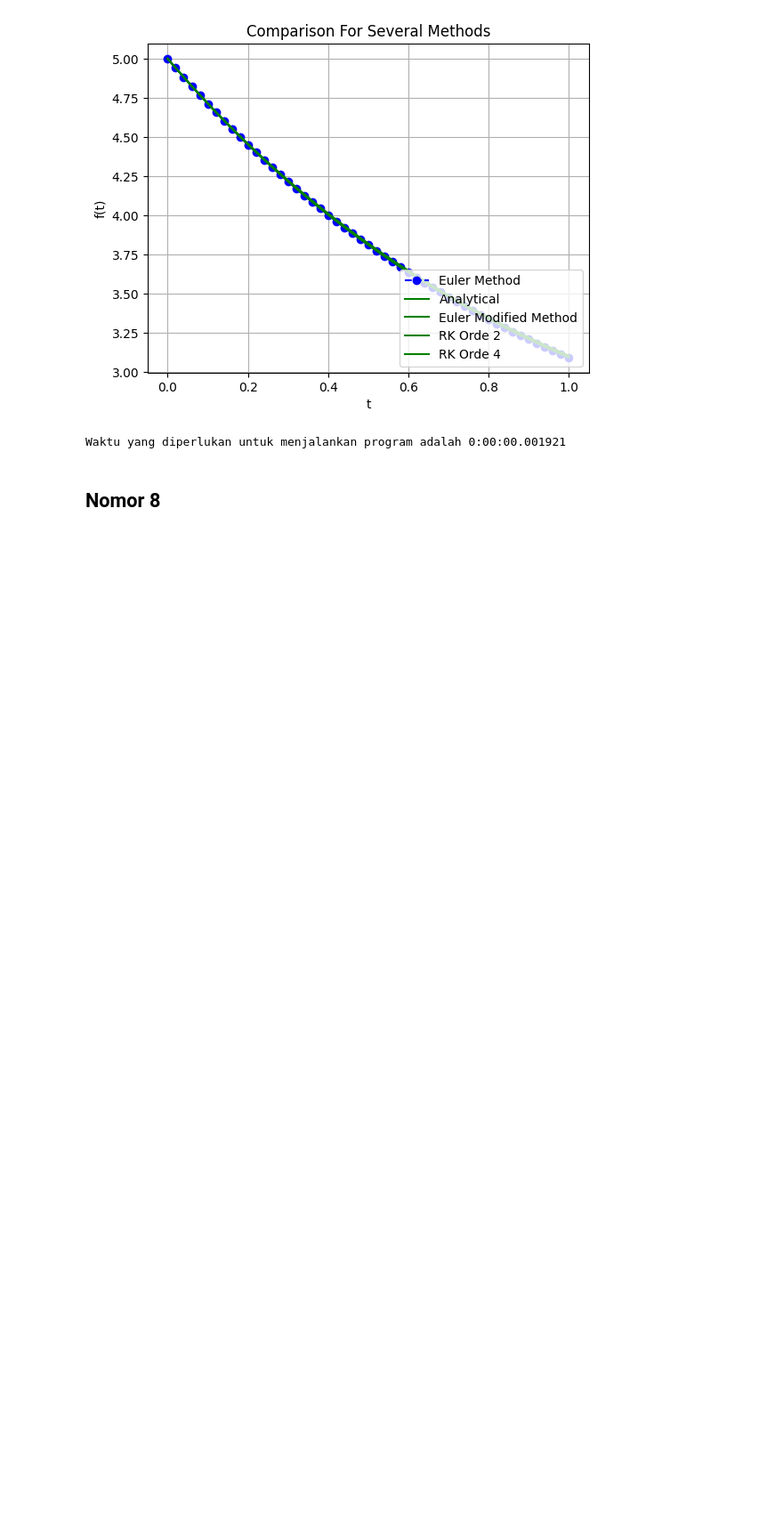
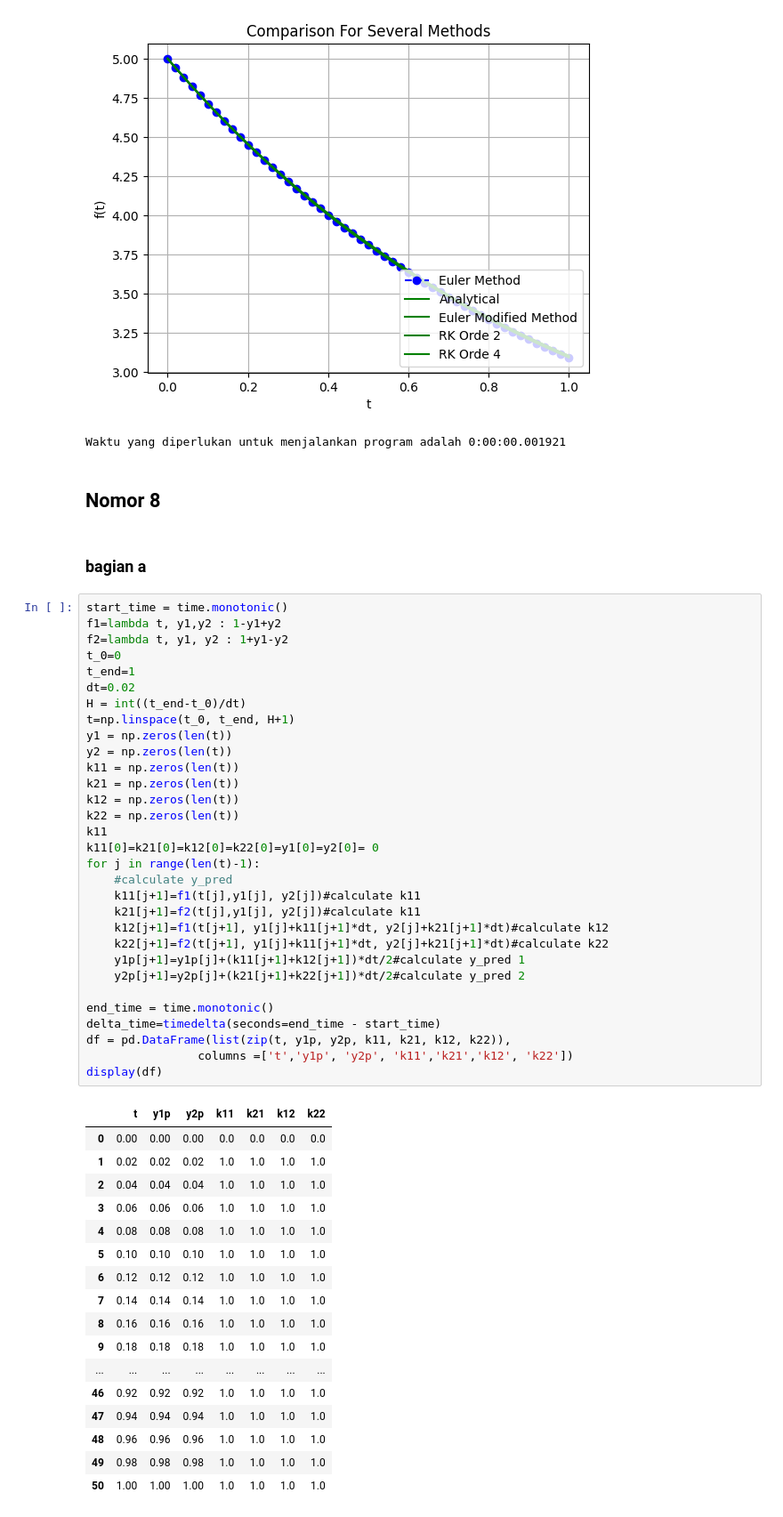
Before and after one commit to RendiZein/Metode-Rekayasa-Komputasi, a Jupyter notebook: RK_Method.ipynb, the cells around one changed output. Shown at 89% size. Cells and saved outputs as stored; diff of their text form; blank space fills up the shorter version.

```diff
--- a/RK_Method.ipynb
+++ b/RK_Method.ipynb
@@ -333,3 +333,54 @@ print("Waktu yang diperlukan untuk menjalankan program adalah {}".format(delta_t
 Waktu yang diperlukan untuk menjalankan program adalah 0:00:00.001921
 # %% [markdown]
 ## Nomor 8
+# %% [markdown]
+### bagian a
+# %%
+start_time = time.monotonic()
+f1=lambda t, y1,y2 : 1-y1+y2
+f2=lambda t, y1, y2 : 1+y1-y2
+t_0=0
+t_end=1
+dt=0.02
+H = int((t_end-t_0)/dt)
+t=np.linspace(t_0, t_end, H+1)
+y1 = np.zeros(len(t))
+y2 = np.zeros(len(t))
+k11 = np.zeros(len(t))
+k21 = np.zeros(len(t))
+k12 = np.zeros(len(t))
+k22 = np.zeros(len(t))
+k11
+k11[0]=k21[0]=k12[0]=k22[0]=y1[0]=y2[0]= 0
+for j in range(len(t)-1):
+    #calculate y_pred
+    k11[j+1]=f1(t[j],y1[j], y2[j])#calculate k11
+    k21[j+1]=f2(t[j],y1[j], y2[j])#calculate k11
+    k12[j+1]=f1(t[j+1], y1[j]+k11[j+1]*dt, y2[j]+k21[j+1]*dt)#calculate k12
+    k22[j+1]=f2(t[j+1], y1[j]+k11[j+1]*dt, y2[j]+k21[j+1]*dt)#calculate k22
+    y1p[j+1]=y1p[j]+(k11[j+1]+k12[j+1])*dt/2#calculate y_pred 1
+    y2p[j+1]=y2p[j]+(k21[j+1]+k22[j+1])*dt/2#calculate y_pred 2
+
+end_time = time.monotonic()
+delta_time=timedelta(seconds=end_time - start_time)
+df = pd.DataFrame(list(zip(t, y1p, y2p, k11, k21, k12, k22)),
+                columns =['t','y1p', 'y2p', 'k11','k21','k12', 'k22'])
+display(df)
+# %% [output]
+|  | t | y1p | y2p | k11 | k21 | k12 | k22 |
+| 0 | 0.00 | 0.00 | 0.00 | 0.0 | 0.0 | 0.0 | 0.0 |
+| 1 | 0.02 | 0.02 | 0.02 | 1.0 | 1.0 | 1.0 | 1.0 |
+| 2 | 0.04 | 0.04 | 0.04 | 1.0 | 1.0 | 1.0 | 1.0 |
+| 3 | 0.06 | 0.06 | 0.06 | 1.0 | 1.0 | 1.0 | 1.0 |
+| 4 | 0.08 | 0.08 | 0.08 | 1.0 | 1.0 | 1.0 | 1.0 |
+| 5 | 0.10 | 0.10 | 0.10 | 1.0 | 1.0 | 1.0 | 1.0 |
+| 6 | 0.12 | 0.12 | 0.12 | 1.0 | 1.0 | 1.0 | 1.0 |
+| 7 | 0.14 | 0.14 | 0.14 | 1.0 | 1.0 | 1.0 | 1.0 |
+| 8 | 0.16 | 0.16 | 0.16 | 1.0 | 1.0 | 1.0 | 1.0 |
+| 9 | 0.18 | 0.18 | 0.18 | 1.0 | 1.0 | 1.0 | 1.0 |
+| ... | ... | ... | ... | ... | ... | ... | ... |
+| 46 | 0.92 | 0.92 | 0.92 | 1.0 | 1.0 | 1.0 | 1.0 |
+| 47 | 0.94 | 0.94 | 0.94 | 1.0 | 1.0 | 1.0 | 1.0 |
+| 48 | 0.96 | 0.96 | 0.96 | 1.0 | 1.0 | 1.0 | 1.0 |
+| 49 | 0.98 | 0.98 | 0.98 | 1.0 | 1.0 | 1.0 | 1.0 |
+| 50 | 1.00 | 1.00 | 1.00 | 1.0 | 1.0 | 1.0 | 1.0 |
```
Also changed, not shown: parts of 5 cells of this notebook.
